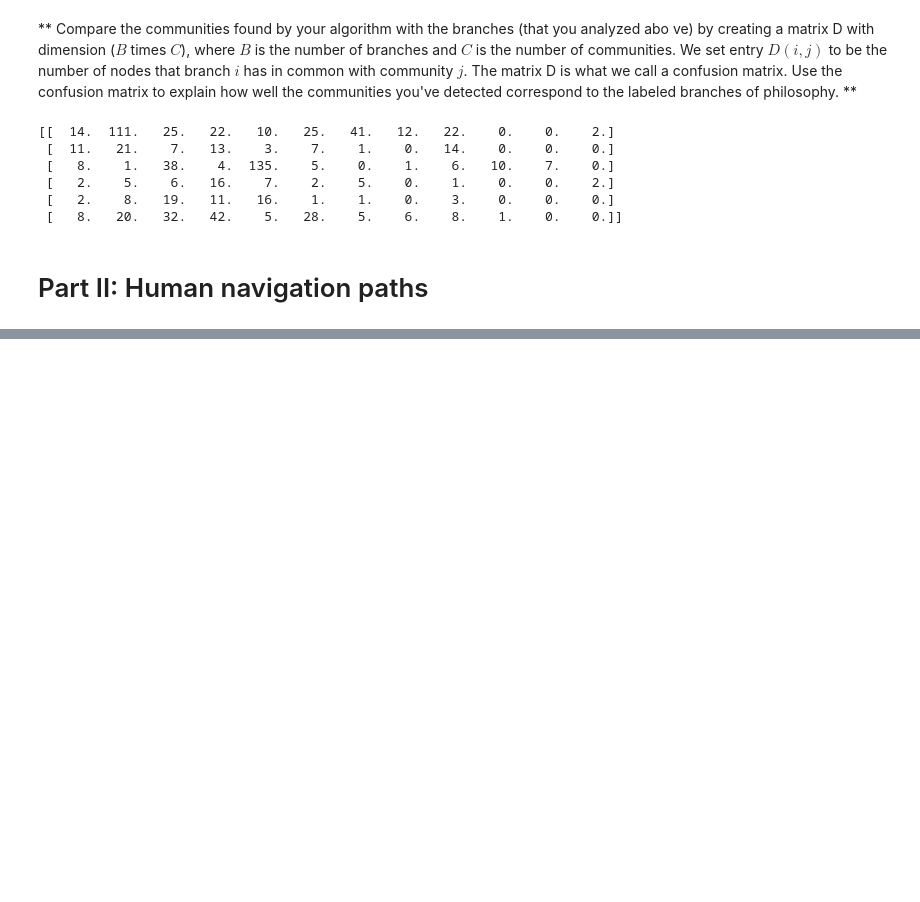
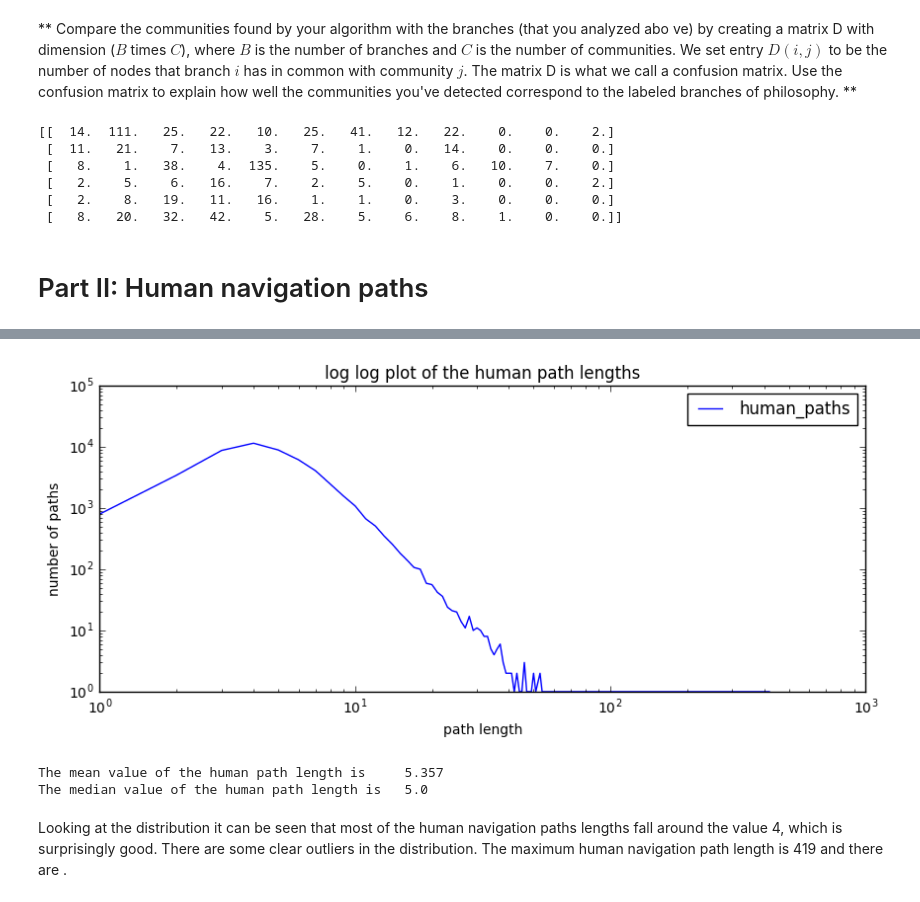
Before and after one commit to gretarg09/DTU__SocialGraphsAndInteractions, a Jupyter notebook: assignment_2/Assignment2.ipynb, the cells around one changed output, grey strips where cells are left out. Cells and saved outputs as stored; diff of their text form; code cells hidden in the pictures; blank space fills up the shorter version.

```diff
--- a/assignment_2/Assignment2.ipynb
+++ b/assignment_2/Assignment2.ipynb
@@ -312,0 +438,26 @@ print confusion_matrix
+# %%
+keys, values = zip(*sorted(Counter([length for target,source,length in human_navigation_paths]).items(),
+                              key = operator.itemgetter(0)))
+
+plt.figure(figsize=(10,4))
+plt.plot(keys, values)
+plt.xscale("log")
+plt.yscale("log")
+plt.title("log log plot of the human path lengths")
+plt.xlabel("path length")
+plt.ylabel("number of paths")
+plt.legend(["human_paths"])
+plt.show()
+
+print ("The mean value of the human path length is     {}").format(
+    round_sig(np.mean([length for target,source,length in human_navigation_paths]),4)
+)
+print ("The median value of the human path length is   {}").format(
+    np.median([length for target,source,length in human_navigation_paths])
+)
+# %% [output]
+[figure, added]
+The mean value of the human path length is     5.357
+The median value of the human path length is   5.0
+# %% [markdown]
+Looking at the distribution it can be seen that most of the human navigation paths lengths fall around the value 4, which is surprisingly good. There are some clear outliers in the distribution. The maximum human navigation path length is 419 and there are .
```
Also changed, not shown: parts of 21 cells of this notebook, 1 other file.
